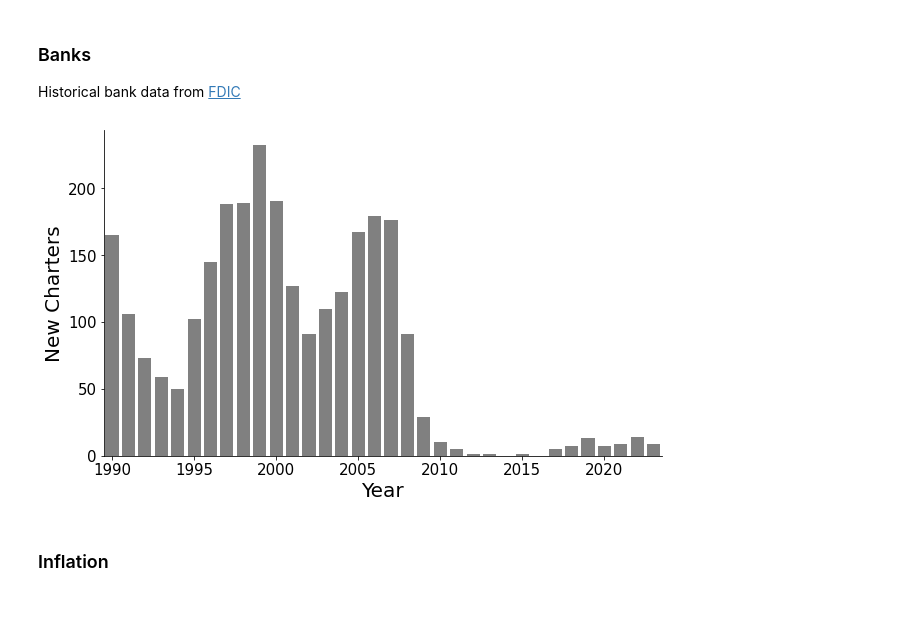
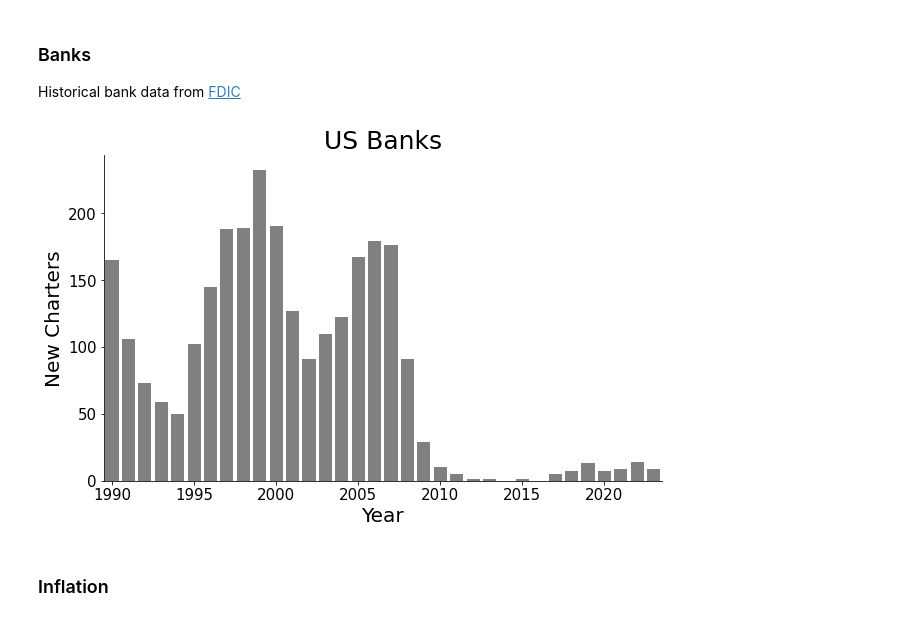
Before and after one commit to jordanott/BackToTheFuture, a Jupyter notebook: notebooks/government.ipynb, the cells around one changed output. Drawn from its saved outputs; the diff is of its cells as text; code cells hidden in the pictures.

```diff
--- a/notebooks/government.ipynb
+++ b/notebooks/government.ipynb
@@ -144,12 +144,13 @@ banks = pd.read_csv("../raw_data/government/banking/bank-data.csv")
 # %%
 banks_since_1990 = banks.iloc[:34]
 
 sns.barplot(x="Year", y="New Charters", data=banks_since_1990, color="gray")
 plt.xticks(range(0, len(banks_since_1990), 5), banks_since_1990.Year.values[::-5]);
+plt.title("US Banks")
 
-plt.savefig("../images/new_banks.png", transparent=True)
+plt.savefig("../images/new_banks.pdf", transparent=True)
 # %% [output]
-[figure, old version]
+[figure, new version]
 # %% [markdown]
 ### Inflation
 # %%
```
Also changed, not shown: parts of 20 cells of this notebook, 2 other files.
